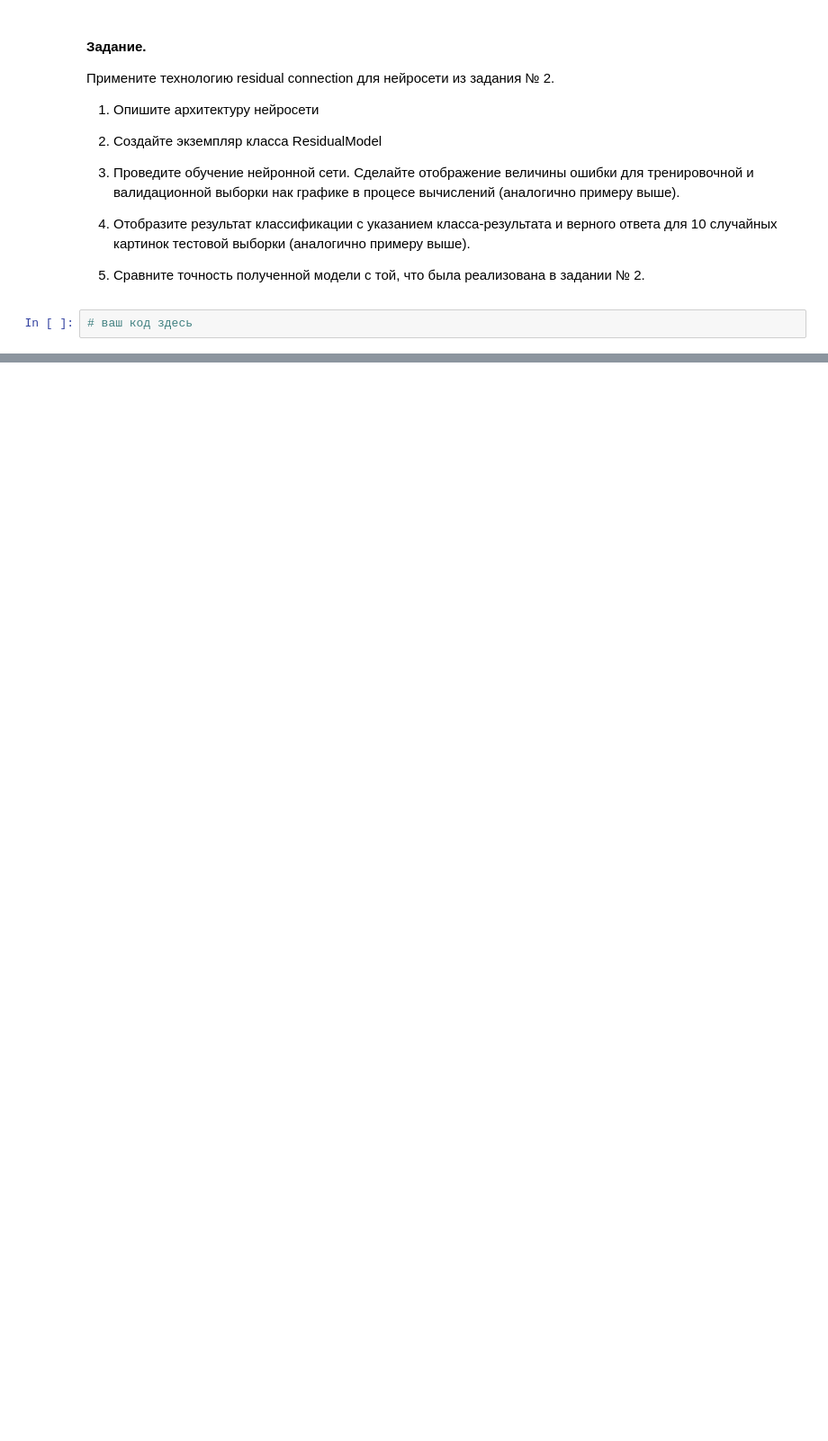
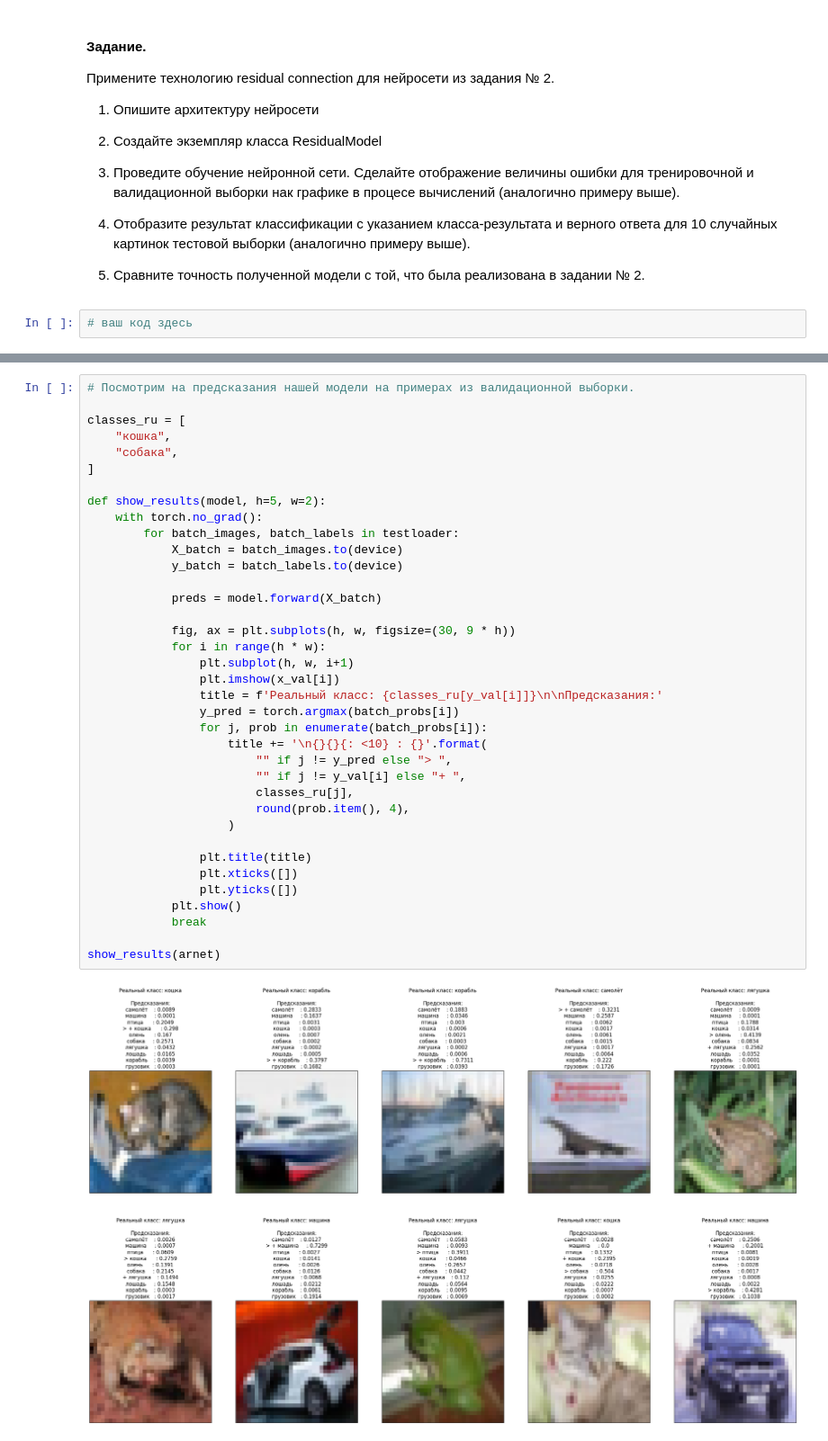
Before and after one commit to alex-zotov/mag24-cv, a Jupyter notebook: Задание_3/Задание_3_Residual_Connection zotov.ipynb, the cells around one changed output, grey strips where cells are left out. Shown at 90% size. Saved outputs shown, nothing was run; the diff lists cells and outputs as text; blank space fills up the shorter version.

```diff
--- a/Задание_3/Задание_3_Residual_Connection zotov.ipynb
+++ b/Задание_3/Задание_3_Residual_Connection zotov.ipynb
@@ -778,0 +1090,39 @@ show_results(model)
+# %%
+# Посмотрим на предсказания нашей модели на примерах из валидационной выборки.
+
+classes_ru = [
+    "кошка",
+    "собака",
+]
+
+def show_results(model, h=5, w=2):
+    with torch.no_grad():
+        for batch_images, batch_labels in testloader:
+            X_batch = batch_images.to(device)
+            y_batch = batch_labels.to(device)
+
+            preds = model.forward(X_batch)
+
+            fig, ax = plt.subplots(h, w, figsize=(30, 9 * h))
+            for i in range(h * w):
+                plt.subplot(h, w, i+1)
+                plt.imshow(x_val[i])
+                title = f'Реальный класс: {classes_ru[y_val[i]]}\n\nПредсказания:'
+                y_pred = torch.argmax(batch_probs[i])
+                for j, prob in enumerate(batch_probs[i]):
+                    title += '\n{}{}{: <10} : {}'.format(
+                        "" if j != y_pred else "> ",
+                        "" if j != y_val[i] else "+ ",
+                        classes_ru[j],
+                        round(prob.item(), 4),
+                    )
+
+                plt.title(title)
+                plt.xticks([])
+                plt.yticks([])
+            plt.show()
+            break
+
+show_results(arnet)
+# %% [output]
+[figure, added]
```
Also changed, not shown: parts of 33 cells of this notebook, 2 other files.
